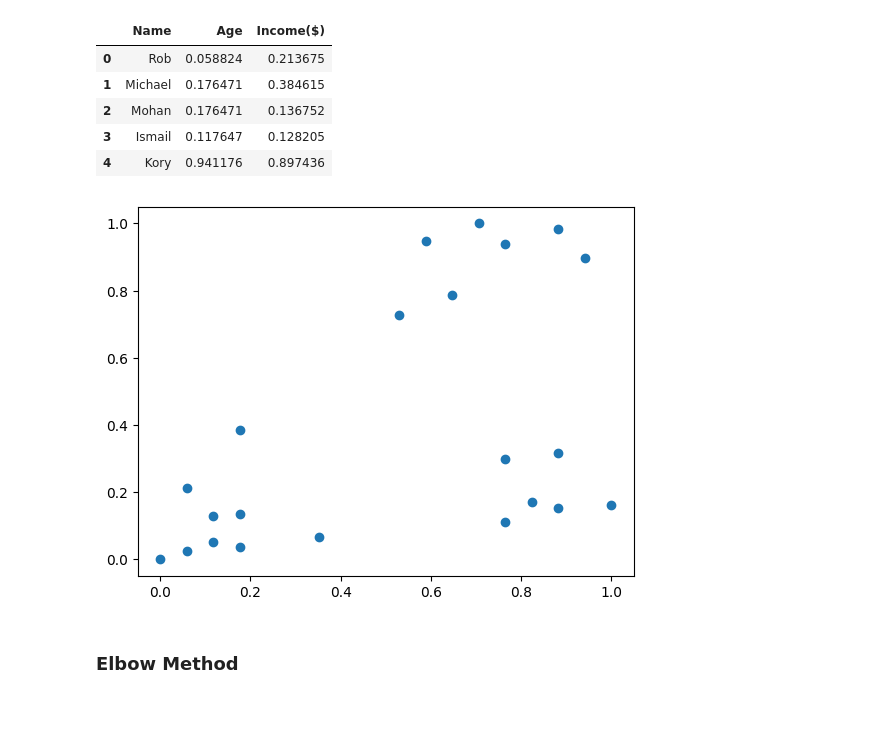
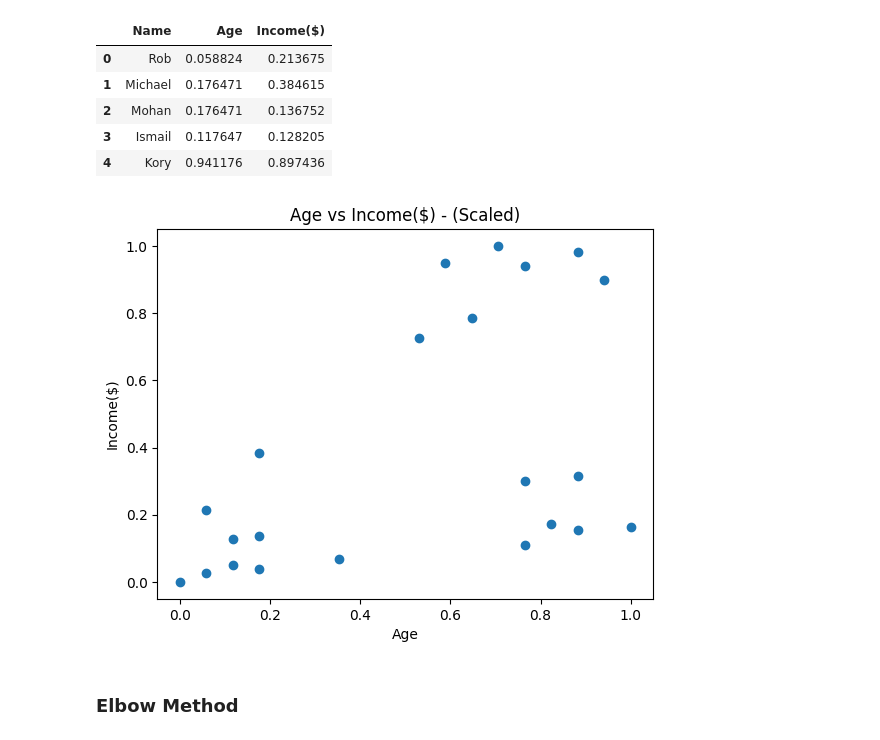
Before and after one commit to ahmud-z/CSE-411-Machine-Learning, a Jupyter notebook: k_means_clustering/k_means_clustering.ipynb, the cells around one changed output. Drawn from its saved outputs; the diff is of its cells as text; code cells hidden in the pictures; blank space fills up the shorter version.

Commit message:
feat: updates visuals

```diff
--- a/k_means_clustering/k_means_clustering.ipynb
+++ b/k_means_clustering/k_means_clustering.ipynb
@@ -25,9 +33,12 @@ df.head()
 | 4 | Kory | 0.941176 | 0.897436 |
 # %%
 plt.scatter(df['Age'], df['Income($)'])
+plt.xlabel('Age')
+plt.ylabel('Income($)')
+plt.title('Age vs Income($) - (Scaled)')
 plt.show()
 # %% [output]
-[figure, old version]
+[figure, new version]
 # %% [markdown]
 ### Elbow Method
 # %%
```
Also changed, not shown: parts of 3 cells of this notebook.
